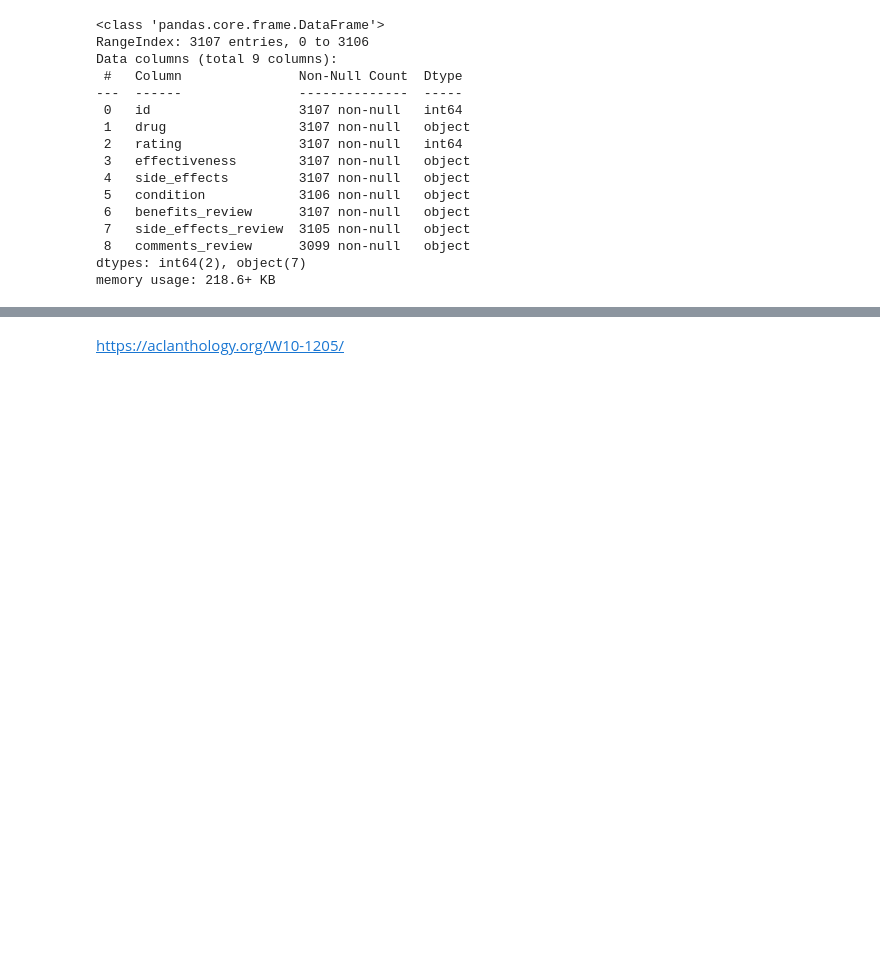
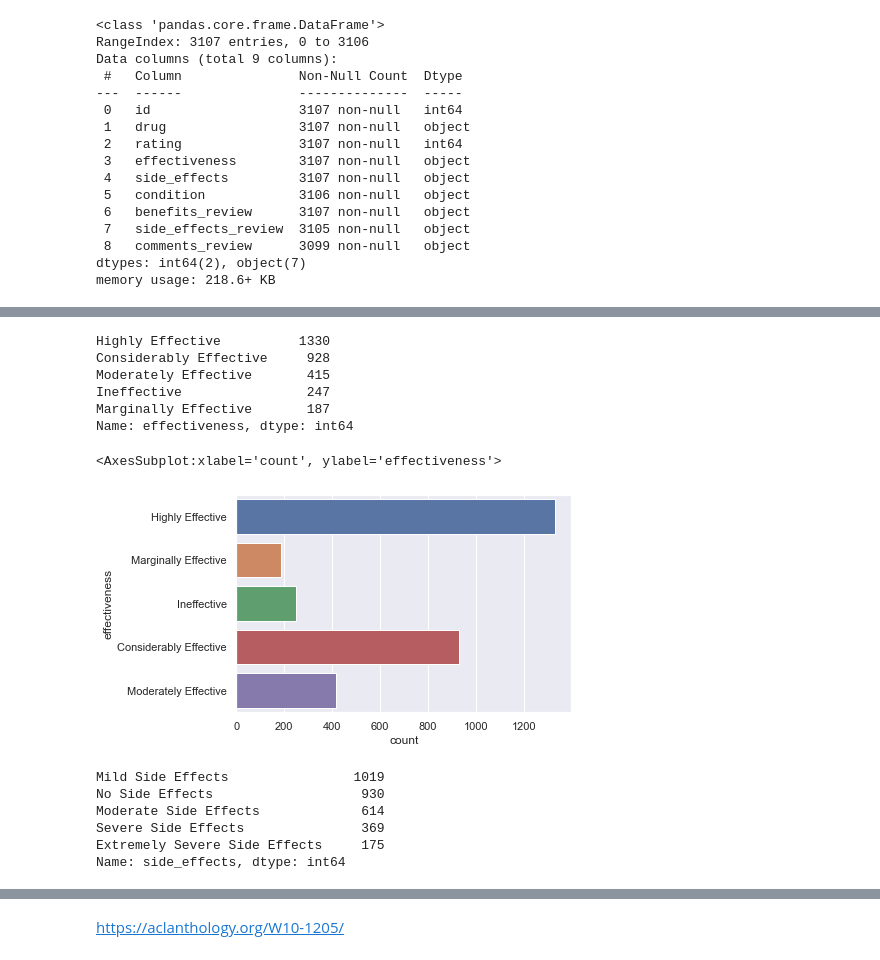
Before and after one commit to lmcosta98/Project2_FCD, a Jupyter notebook: drug_review.ipynb, the cells around one changed output, grey strips where cells are left out. Saved outputs shown, nothing was run; the diff lists cells and outputs as text; code cells hidden in the pictures; blank space fills up the shorter version.

```diff
--- a/drug_review.ipynb
+++ b/drug_review.ipynb
@@ -132,0 +242,23 @@ train_data_side_effects
+# %%
+train_data_benefits['effectiveness'].value_counts()
+# %% [output]
+Highly Effective          1330
+Considerably Effective     928
+Moderately Effective       415
+Ineffective                247
+Marginally Effective       187
+Name: effectiveness, dtype: int64
+# %%
+sns.countplot(y='effectiveness', data=train_data_benefits)
+# %% [output]
+<AxesSubplot:xlabel='count', ylabel='effectiveness'>
+[figure, added]
+# %%
+train_data_side_effects['side_effects'].value_counts()
+# %% [output]
+Mild Side Effects                1019
+No Side Effects                   930
+Moderate Side Effects             614
+Severe Side Effects               369
+Extremely Severe Side Effects     175
+Name: side_effects, dtype: int64
```
Also changed, not shown: parts of 43 cells of this notebook.
